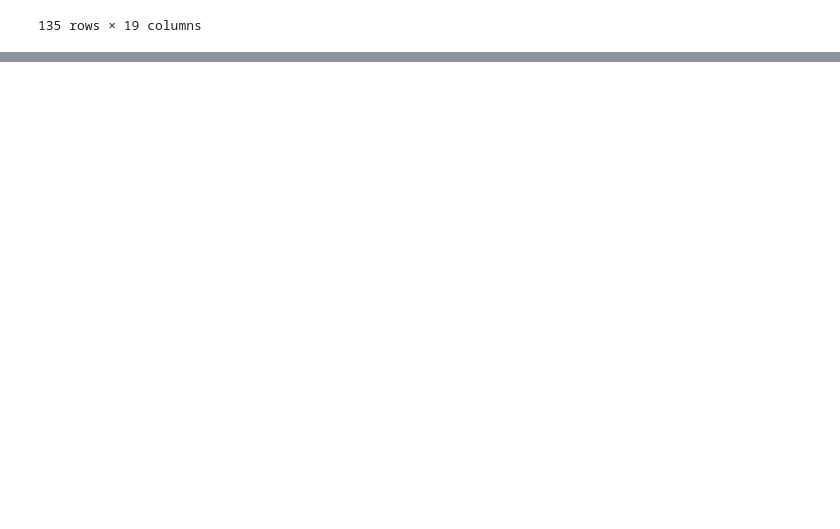
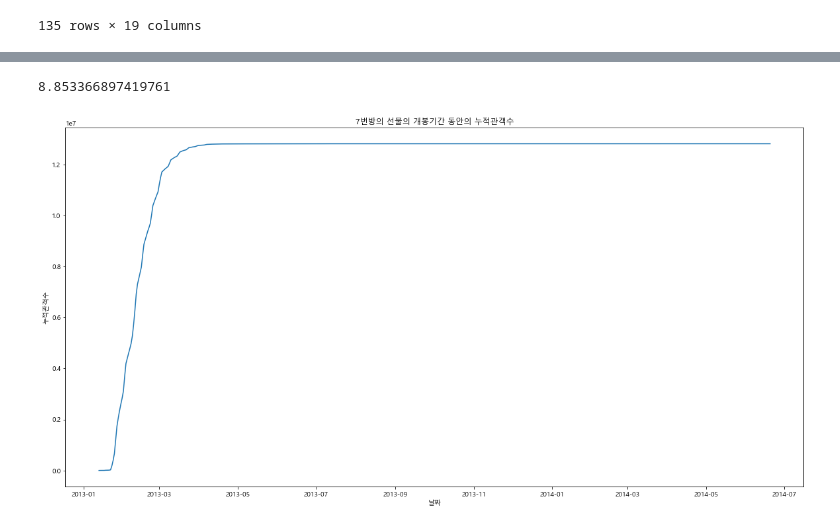
Before and after one commit to HyeogDo/korean_movie, a Jupyter notebook: miracle_in_cell_no_7.ipynb, the cells around one changed output, grey strips where cells are left out. Saved outputs shown, nothing was run; the diff lists cells and outputs as text; code cells hidden in the pictures; blank space fills up the shorter version.

```diff
--- a/miracle_in_cell_no_7.ipynb
+++ b/miracle_in_cell_no_7.ipynb
@@ -8,7 +8,9 @@ import numpy as np
 import matplotlib.pyplot as plt
 import seaborn as sns
 import warnings
+from datetime import date, timedelta
 warnings.filterwarnings("ignore")
+plt.rcParams['font.family'] = 'Malgun Gothic'
 # %%
 def remove_outlier_year(df):
     overindex= []
@@ -91,0 +111,36 @@ movies
+# %%
+reviews["평점"].mean()
+# %% [output]
+8.853366897419761
+# %%
+def lineplotting(cols, df=micn7):
+    fig = plt.figure(figsize=(20,10))
+    ax1 = fig.add_subplot(1,1,1)
+
+    if type(cols) == str:
+        sns.lineplot(df["날짜"], df[cols], ax=ax1)
+    else:
+        for col in cols:
+            sns.lineplot(df["날짜"], df[col], ax=ax1)
+        plt.legend(cols)
+
+    plt.title(f"7번방의 선물의 개봉기간 동안의 {cols}")
+    plt.savefig(f"./data/plot/7번방의 선물의 개봉기간 동안의 {cols}.jpg")
+    plt.show()
+
+def twinlineplotting(cols, df=micn7):
+    fig = plt.figure(figsize=(20,10))
+    ax1 = fig.add_subplot(1,1,1)
+
+    sns.lineplot(df["날짜"], df[cols[0]], ax=ax1, legend=False)
+    ax2 = ax1.twinx()
+    sns.lineplot(df["날짜"], df[cols[1]], ax=ax2, color="orange", legend=False)
+
+    ax1.figure.legend(cols)
+    plt.title(f"7번방의 선물의 개봉기간 동안의 {cols[0]}와 {cols[1]}비교")
+    plt.savefig(f"./data/plot/7번방의 선물의 개봉기간 동안의 {cols[0]}와 {cols[1]}비교.jpg")
+    plt.show()
+# %%
+lineplotting("누적관객수")
+# %% [output]
+[figure, added]
```
Also changed, not shown: parts of 18 cells of this notebook.
